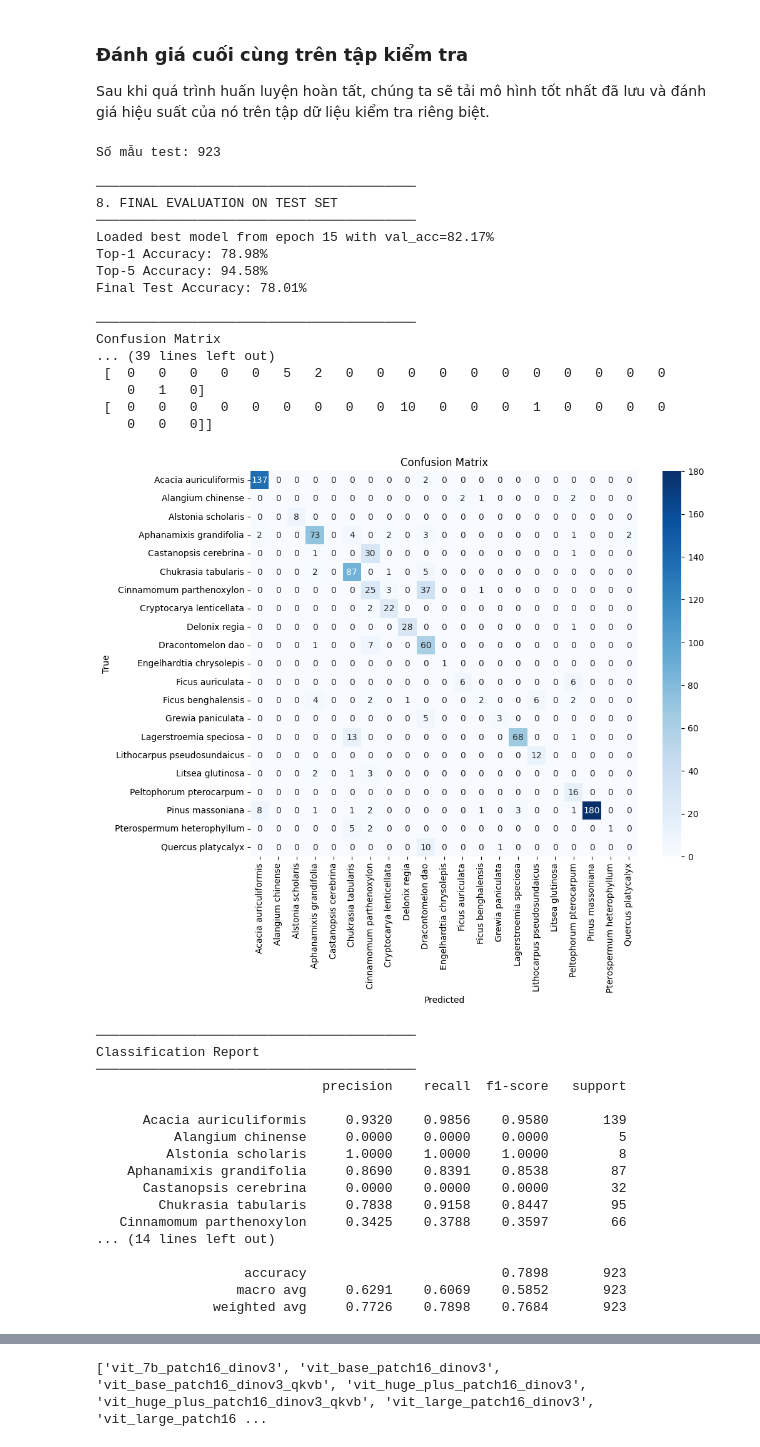
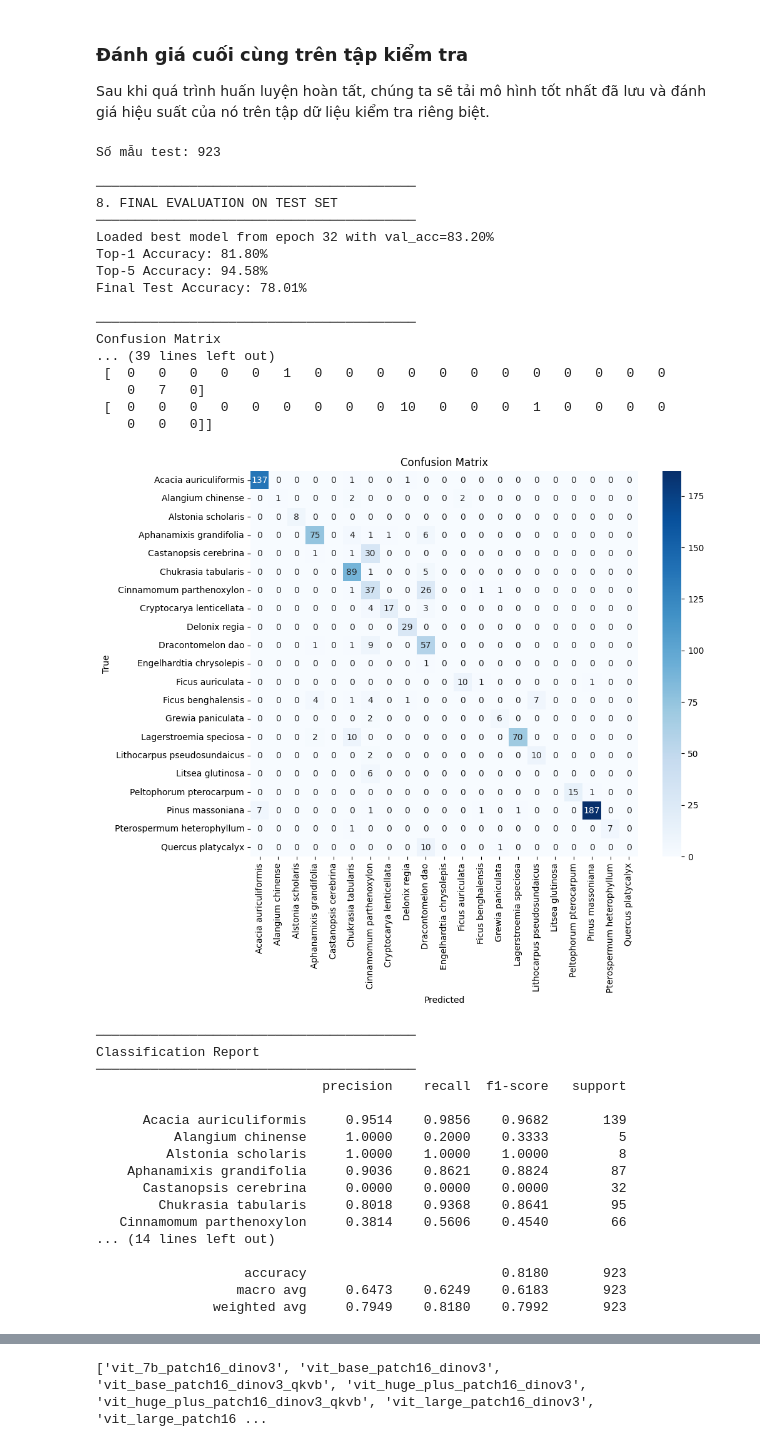
Before and after one commit to pietroduke/GeoIdTree, a Jupyter notebook: Normal_Full_DinoV3_24082024.ipynb, the cells around one changed output, grey strips where cells are left out. Drawn from its saved outputs; the diff is of its cells as text; code cells hidden in the pictures.

```diff
--- a/Normal_Full_DinoV3_24082024.ipynb
+++ b/Normal_Full_DinoV3_24082024.ipynb
@@ -484,16 +484,16 @@ class FocalLoss(nn.Module):
 # %%
 class ModelCoral(nn.Module):
     """
-    vit_base_patch16_dinov3 backbone + classifier head.
+    densenet201 backbone + classifier head.
     forward() trả về (logits) để tính Focal loss.
     """
     def __init__(self, num_classes: int, pretrained: bool = True):
         super().__init__()
-        # Load vit_base_patch16_dinov3 from timm, removing the default classifier head
-        self.base_model = timm.create_model('vit_base_patch16_dinov3', pretrained=pretrained, num_classes=0)
+        # Load densenet201 from timm, removing the default classifier head
+        self.base_model = timm.create_model('densenet201', pretrained=pretrained, num_classes=0)
 
         # The num_features attribute from timm model will give the size after global pooling
-        # For vit_base_patch16_dinov3, this is 1024
+        # For densenet201, this is 1024
         model_output_features = self.base_model.num_features
 
         # Bottleneck nhỏ để giảm chiều trước CORAL
@@ -762,7 +764,7 @@ print("────────────────────────
 model_test = ModelCoral(num_classes=NUM_CLASSES).to(DEVICE)
 
 # Load the best model
-best_model_path = "/content/drive/MyDrive/cvbmc/model_chkpoint/1804/NONE_VNUF154_21species_best_vit_base_patch16_dinov3.pth"
+best_model_path = "/content/drive/MyDrive/cvbmc/model_chkpoint/1804/NONE_VNUF154_21species_best_densenet201.pth"
 checkpoint = torch.load(best_model_path, map_location=DEVICE)
 model_test.load_state_dict(checkpoint["model"])
 print(f"Loaded best model from epoch {checkpoint['epoch']} with val_acc={checkpoint['val_acc']*100:.2f}%")
@@ -834,55 +836,55 @@ print(cm)
 
 # Visualize Confusion Matrix
 plt.figure(figsize=(10, 8))
 sns.heatmap(cm, annot=True, fmt='d', cmap='Blues',
             xticklabels=test_dataset.classes, yticklabels=test_dataset.classes)
 plt.xlabel('Predicted')
 plt.ylabel('True')
 plt.title('Confusion Matrix')
 plt.show()
 
 # Generate Classification Report
 print("\n─────────────────────────────────────────")
 print("Classification Report")
 print("─────────────────────────────────────────")
 report = classification_report(all_labels, all_preds, target_names=test_dataset.classes, digits=4)
 print(report)
 # %% [output]
 Số mẫu test: 923
 
 ─────────────────────────────────────────
 8. FINAL EVALUATION ON TEST SET
 ─────────────────────────────────────────
-Loaded best model from epoch 15 with val_acc=82.17%
-Top-1 Accuracy: 78.98%
+Loaded best model from epoch 32 with val_acc=83.20%
+Top-1 Accuracy: 81.80%
 Top-5 Accuracy: 94.58%
 Final Test Accuracy: 78.01%
 
 ─────────────────────────────────────────
 Confusion Matrix
 ... (39 lines left out)
- [  0   0   0   0   0   5   2   0   0   0   0   0   0   0   0   0   0   0
-    0   1   0]
+ [  0   0   0   0   0   1   0   0   0   0   0   0   0   0   0   0   0   0
+    0   7   0]
  [  0   0   0   0   0   0   0   0   0  10   0   0   0   1   0   0   0   0
     0   0   0]]
-[figure, old version]
+[figure, new version]
 ─────────────────────────────────────────
 Classification Report
 ─────────────────────────────────────────
                              precision    recall  f1-score   support
 
-      Acacia auriculiformis     0.9320    0.9856    0.9580       139
-          Alangium chinense     0.0000    0.0000    0.0000         5
+      Acacia auriculiformis     0.9514    0.9856    0.9682       139
+          Alangium chinense     1.0000    0.2000    0.3333         5
          Alstonia scholaris     1.0000    1.0000    1.0000         8
-    Aphanamixis grandifolia     0.8690    0.8391    0.8538        87
+    Aphanamixis grandifolia     0.9036    0.8621    0.8824        87
       Castanopsis cerebrina     0.0000    0.0000    0.0000        32
-        Chukrasia tabularis     0.7838    0.9158    0.8447        95
-   Cinnamomum parthenoxylon     0.3425    0.3788    0.3597        66
+        Chukrasia tabularis     0.8018    0.9368    0.8641        95
+   Cinnamomum parthenoxylon     0.3814    0.5606    0.4540        66
 ... (14 lines left out)
 
-                   accuracy                         0.7898       923
-                  macro avg     0.6291    0.6069    0.5852       923
-               weighted avg     0.7726    0.7898    0.7684       923
+                   accuracy                         0.8180       923
+                  macro avg     0.6473    0.6249    0.6183       923
+               weighted avg     0.7949    0.8180    0.7992       923
 # %%
 def plot_confusion_matrix(test_labels, test_predicted, class_names,
                          save_path='confusion_matrix.png',
```
Also changed, not shown: parts of 4 cells of this notebook.
